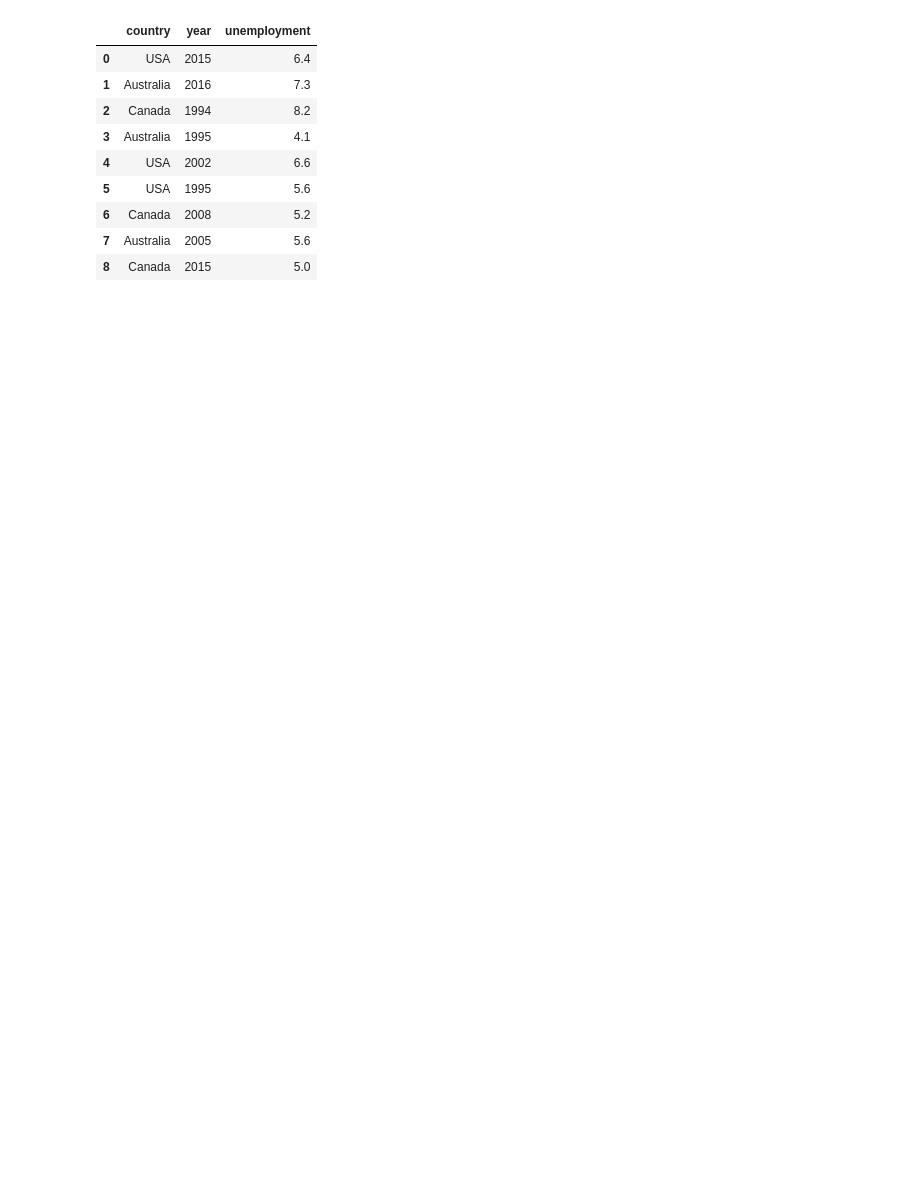
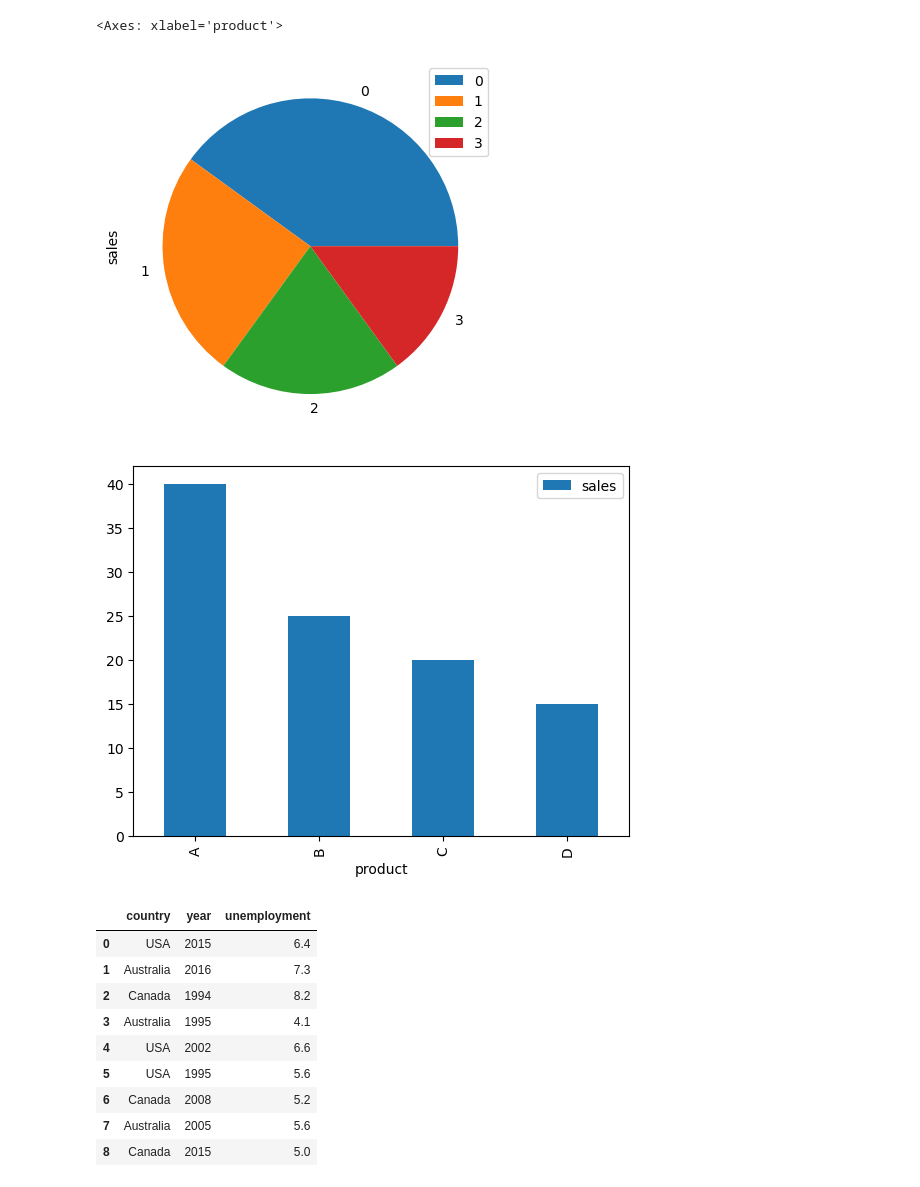
Before and after one commit to mortada-albanna/data_science_notebooks, a Jupyter notebook: COMP9321/Week4/Visualization.ipynb, the cells around one changed output. Drawn from its saved outputs; the diff is of its cells as text; code cells hidden in the pictures; blank space fills up the shorter version.

```diff
--- a/COMP9321/Week4/Visualization.ipynb
+++ b/COMP9321/Week4/Visualization.ipynb
@@ -25,3 +40,16 @@ df.plot()
+# %%
+df_pvb = pd.DataFrame({
+    "product":["A","B","C","D"],
+    "sales":[40,25,20,15]
+})
+
+df_pvb.plot(kind="pie", y="sales")
+
+df_pvb.plot(kind="bar", x="product", y="sales")
+# %% [output]
+<Axes: xlabel='product'>
+[figure, added]
+[figure, added]
 # %%
 Data = {'country':['USA', 'Australia', 'Canada', 'Australia', 'USA', 'USA', 'Canada', 'Australia', 'Canada'], 'year':[2015, 2016, 1994, 1995, 2002, 1995, 2008, 2005, 2015], 'unemployment':[6.4, 7.3, 8.2, 4.1, 6.6, 5.6, 5.2, 5.6, 5]}
 df2 =pd.DataFrame(Data)
```
Also changed, not shown: parts of 21 cells of this notebook.
